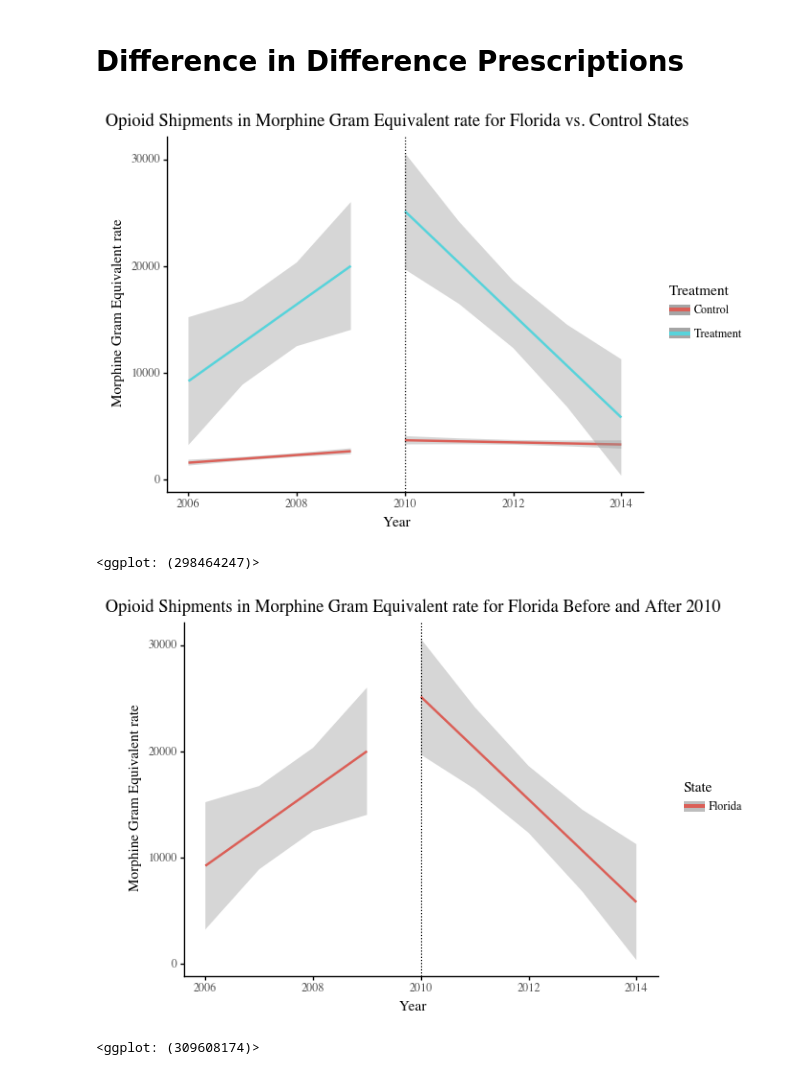
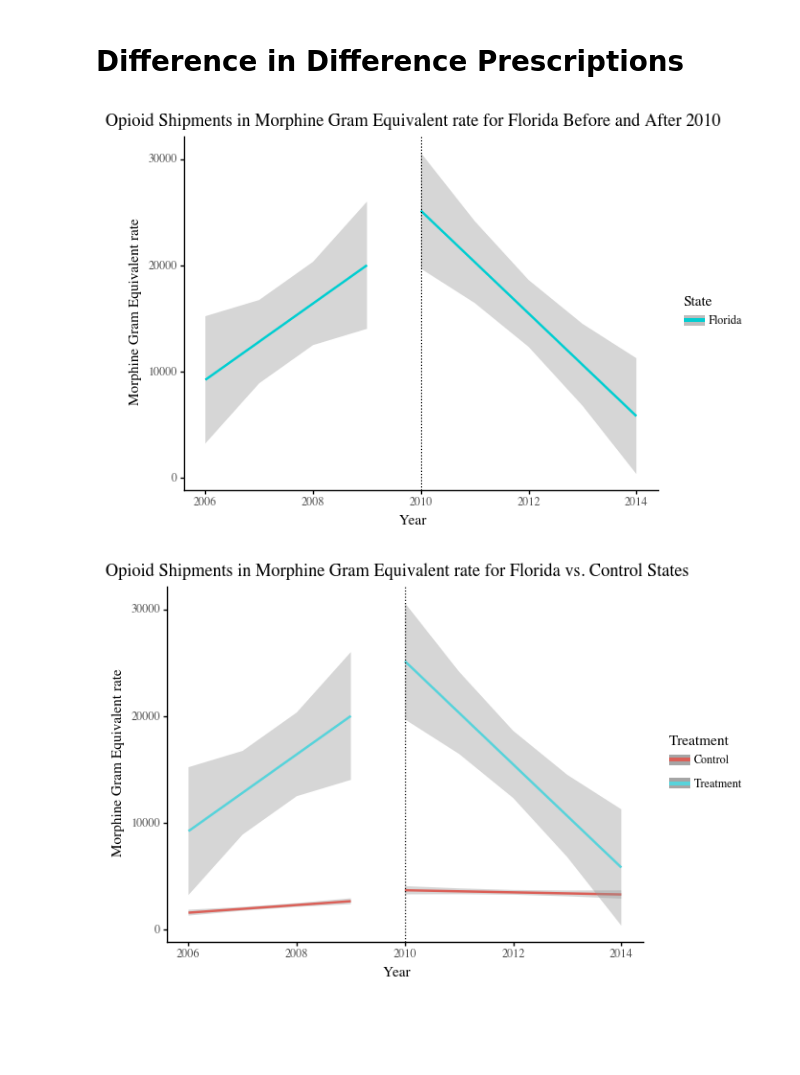
Before and after one commit to clarissaache/opioid-control-regulation-analysis, a Jupyter notebook: 20_intermediate_files/diff_prescriptions.ipynb, the cells around one changed output. Saved outputs shown, nothing was run; the diff lists cells and outputs as text; code cells hidden in the pictures; blank space fills up the shorter version.

```diff
--- a/20_intermediate_files/diff_prescriptions.ipynb
+++ b/20_intermediate_files/diff_prescriptions.ipynb
@@ -76,11 +76,8 @@ m = (
     )
     + ylab("Morphine Gram Equivalent rate")
 )
-#ggsave(plot=m, filename="Diff-Diff-FLOpioid-Shipments.png")
-m
+
+# ggsave(plot=m, filename="Diff-Diff-FLOpioid-Shipments.png")
-# %% [output]
-[figure, removed]
-<ggplot: (298464247)>
 # %%
 from plotnine import *
 
@@ -91,17 +88,18 @@ def pre_post(prepolicy_treatment, postpolicy_treatment, xvar, yvar, policyyear):
         # plot treatment, pre policy year
         + geom_smooth(
             prepolicy_treatment,
-            aes(x=xvar, y=yvar,color='State'),
+            aes(x=xvar, y=yvar, color="State"),
             method="lm",
         )
         # plot treatment, post policy year
         + geom_smooth(
             postpolicy_treatment,
-            aes(x=xvar, y=yvar,color='State'),
+            aes(x=xvar, y=yvar, color="State"),
             method="lm",
         )
         + geom_vline(xintercept=policyyear, linetype="dotted")
         + xlab("Year")
+        +scale_color_manual(values=["darkturquoise","darkturquoise"])
         + theme_classic(base_family="Times")
         + scale_x_continuous(breaks=[2006, 2008, 2010, 2012, 2014], limits=[2006, 2014])
     )
@@ -109,13 +107,15 @@ def pre_post(prepolicy_treatment, postpolicy_treatment, xvar, yvar, policyyear):
 # %%
 t = (
     pre_post(pre_FL, post_FL, "Year", "Morphine_gram_Equiv_rate", 2010)
     + labs(
         title="Opioid Shipments in Morphine Gram Equivalent rate for Florida Before and After 2010"
     )
     + ylab("Morphine Gram Equivalent rate")
 )
 #ggsave(plot=t,filename='Pre-Post-FLOpioid-Shipments.png')
-t
+#ggsave(plot=m, filename="Diff-Diff-FLOpioid-Shipments.png")
+print(t)
+print(m)
 # %% [output]
-[figure, old version]
+[figure, new version]
-<ggplot: (309608174)>
+[figure, added]
```
Also changed, not shown: 12 other files.
